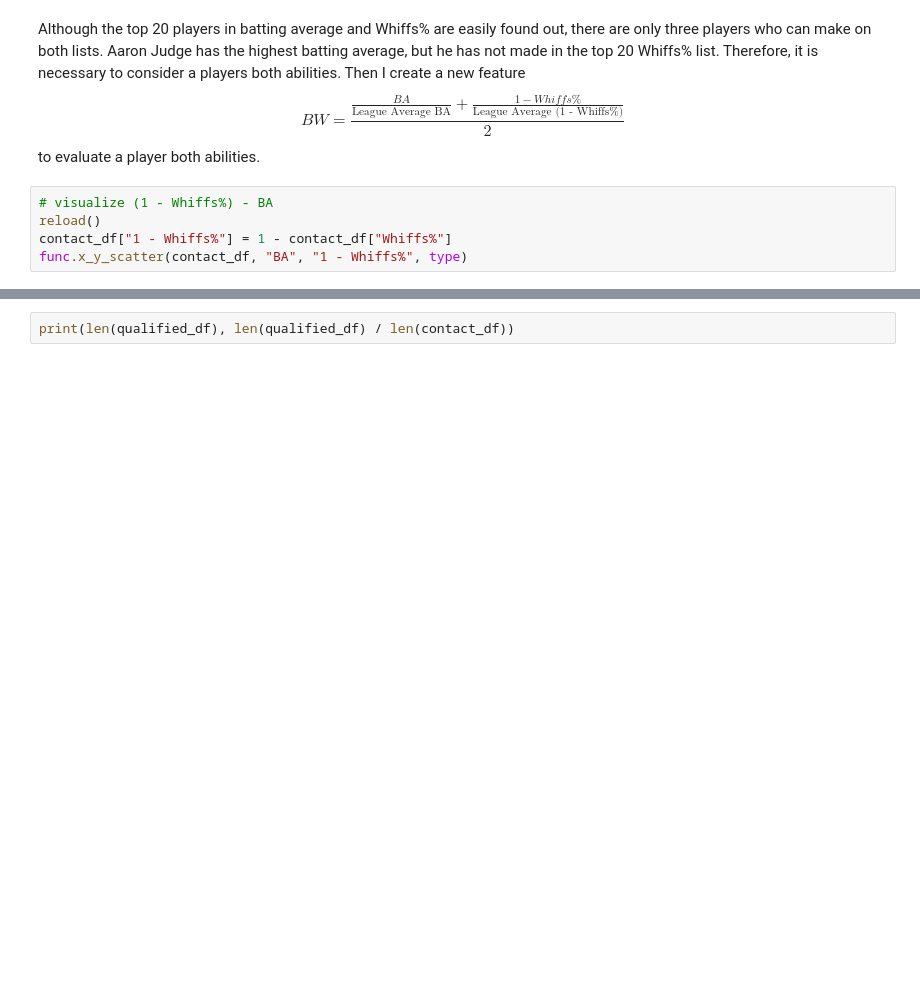
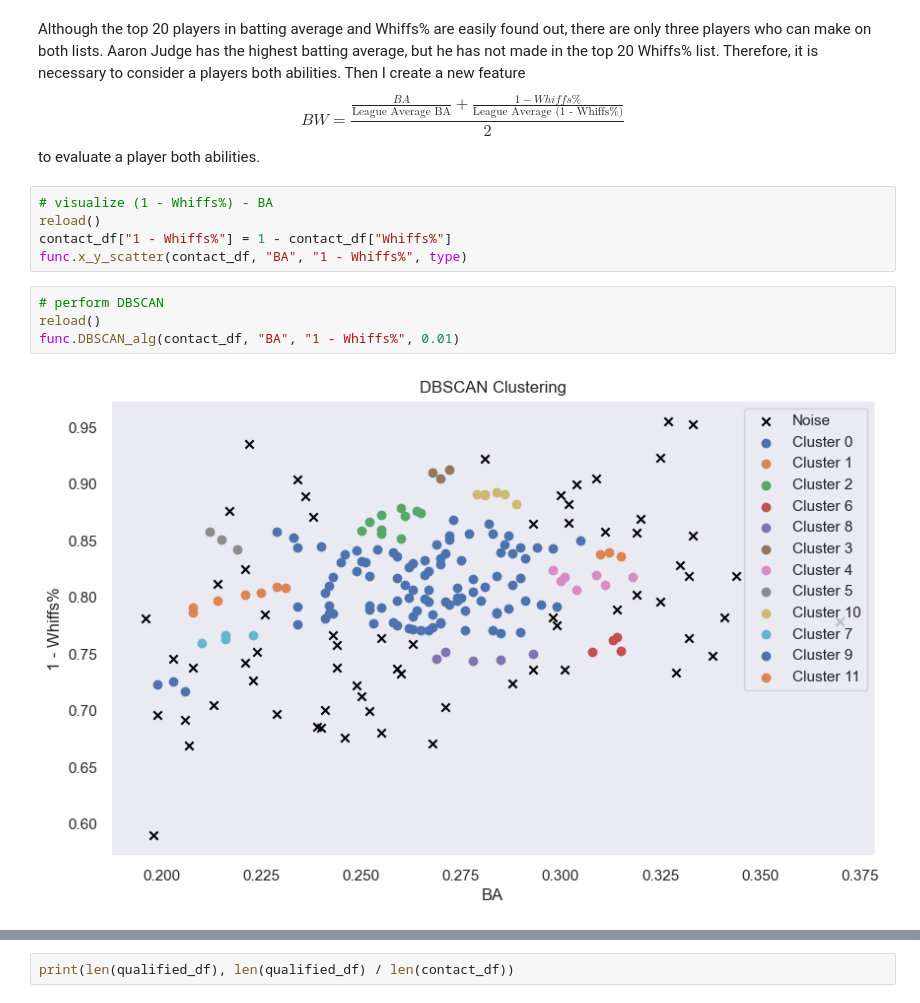
Before and after one commit to briandeng030216/MLB-Hitting-Analysis, a Jupyter notebook: main.ipynb, the cells around one changed output, grey strips where cells are left out. Drawn from its saved outputs; the diff is of its cells as text; blank space fills up the shorter version.

```diff
--- a/main.ipynb
+++ b/main.ipynb
@@ -128,6 +129,12 @@ Although the top 20 players in batting average and Whiffs% are easily found out,
 reload()
 contact_df["1 - Whiffs%"] = 1 - contact_df["Whiffs%"]
 func.x_y_scatter(contact_df, "BA", "1 - Whiffs%", type)
+# %%
+# perform DBSCAN
+reload()
+func.DBSCAN_alg(contact_df, "BA", "1 - Whiffs%", 0.01)
+# %% [output]
+[figure, added]
 # %%
 ba_tol = np.percentile(contact_df["BA"], 75)
 wh_tol = np.percentile(contact_df["1 - Whiffs%"], 75)
```
Also changed, not shown: parts of 8 cells of this notebook, 1 other file.
